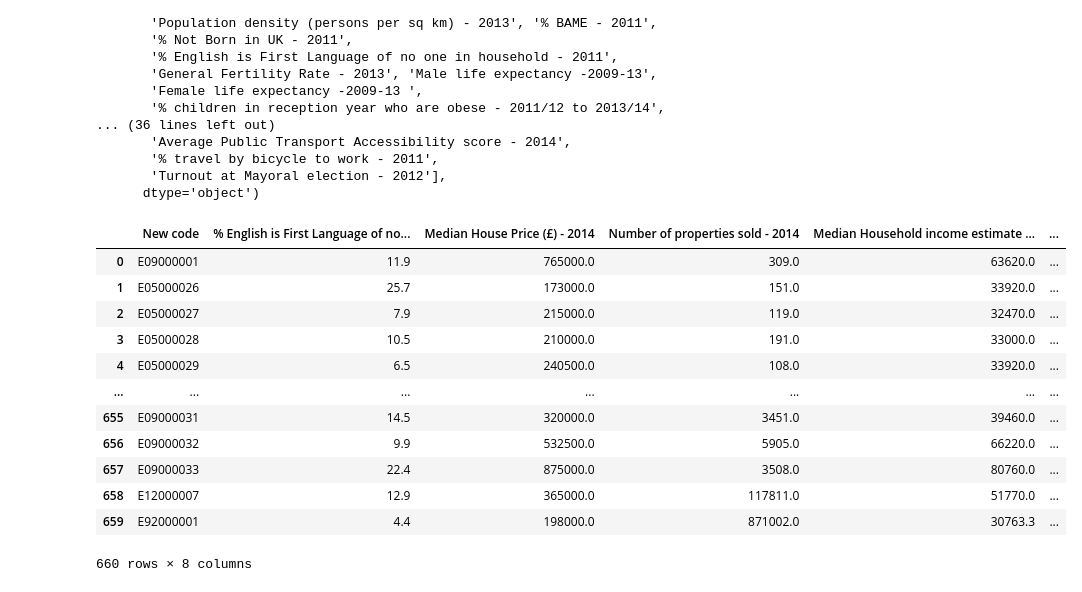
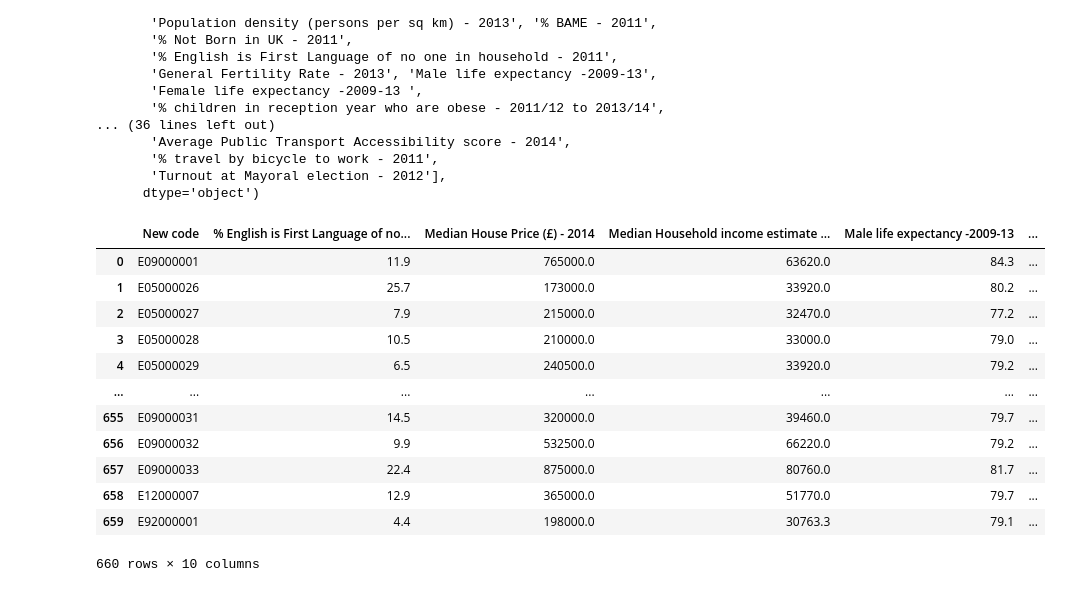
Before and after one commit to ucfnoix/QM-group-project, a Jupyter notebook: data_processing.ipynb, the cells around one changed output. Drawn from its saved outputs; the diff is of its cells as text; code cells hidden in the pictures.

```diff
--- a/data_processing.ipynb
+++ b/data_processing.ipynb
@@ -81,28 +84,33 @@ Index(['Ward name', 'Old code', 'New code', 'Population - 2015',
 # %%
 ward_profiles_edit = ward_profiles.copy()
 ward_profiles_edit = ward_profiles_edit[[
     'New code',
     '% English is First Language of no one in household - 2011',
-    'Median House Price (£) - 2014', 'Number of properties sold - 2014',
+    'Median House Price (£) - 2014',
     'Median Household income estimate (2012/13)',
     'Male life expectancy -2009-13',
     'Female life expectancy -2009-13 ',
-    '% area that is open space - 2014'
+    '% area that is open space - 2014',
+    '% travel by bicycle to work - 2011',
+    'Turnout at Mayoral election - 2012',
+    'Crime rate - 2014/15',
+    '% BAME - 2011',
+    '% All Older people aged 65+ - 2015'
 ]]
 ward_profiles_edit
 # %% [output]
-|  | New code | % English is First Language of no... | Median House Price (£) - 2014 | Number of properties sold - 2014 | Median Household income estimate ... | ... |
-| 0 | E09000001 | 11.9 | 765000.0 | 309.0 | 63620.0 | ... |
-| 1 | E05000026 | 25.7 | 173000.0 | 151.0 | 33920.0 | ... |
-| 2 | E05000027 | 7.9 | 215000.0 | 119.0 | 32470.0 | ... |
-| 3 | E05000028 | 10.5 | 210000.0 | 191.0 | 33000.0 | ... |
-| 4 | E05000029 | 6.5 | 240500.0 | 108.0 | 33920.0 | ... |
+|  | New code | % English is First Language of no... | Median House Price (£) - 2014 | Median Household income estimate ... | Male life expectancy -2009-13 | ... |
+| 0 | E09000001 | 11.9 | 765000.0 | 63620.0 | 84.3 | ... |
+| 1 | E05000026 | 25.7 | 173000.0 | 33920.0 | 80.2 | ... |
+| 2 | E05000027 | 7.9 | 215000.0 | 32470.0 | 77.2 | ... |
+| 3 | E05000028 | 10.5 | 210000.0 | 33000.0 | 79.0 | ... |
+| 4 | E05000029 | 6.5 | 240500.0 | 33920.0 | 79.2 | ... |
 | ... | ... | ... | ... | ... | ... | ... |
-| 655 | E09000031 | 14.5 | 320000.0 | 3451.0 | 39460.0 | ... |
-| 656 | E09000032 | 9.9 | 532500.0 | 5905.0 | 66220.0 | ... |
-| 657 | E09000033 | 22.4 | 875000.0 | 3508.0 | 80760.0 | ... |
-| 658 | E12000007 | 12.9 | 365000.0 | 117811.0 | 51770.0 | ... |
-| 659 | E92000001 | 4.4 | 198000.0 | 871002.0 | 30763.3 | ... |
+| 655 | E09000031 | 14.5 | 320000.0 | 39460.0 | 79.7 | ... |
+| 656 | E09000032 | 9.9 | 532500.0 | 66220.0 | 79.2 | ... |
+| 657 | E09000033 | 22.4 | 875000.0 | 80760.0 | 81.7 | ... |
+| 658 | E12000007 | 12.9 | 365000.0 | 51770.0 | 79.7 | ... |
+| 659 | E92000001 | 4.4 | 198000.0 | 30763.3 | 79.1 | ... |
-660 rows × 8 columns
+660 rows × 10 columns
 # %%
 ward_profiles_edit = ward_profiles_edit.rename(columns={"New code": "Ward"})
```
Also changed, not shown: parts of 7 cells of this notebook, 1 other file.
